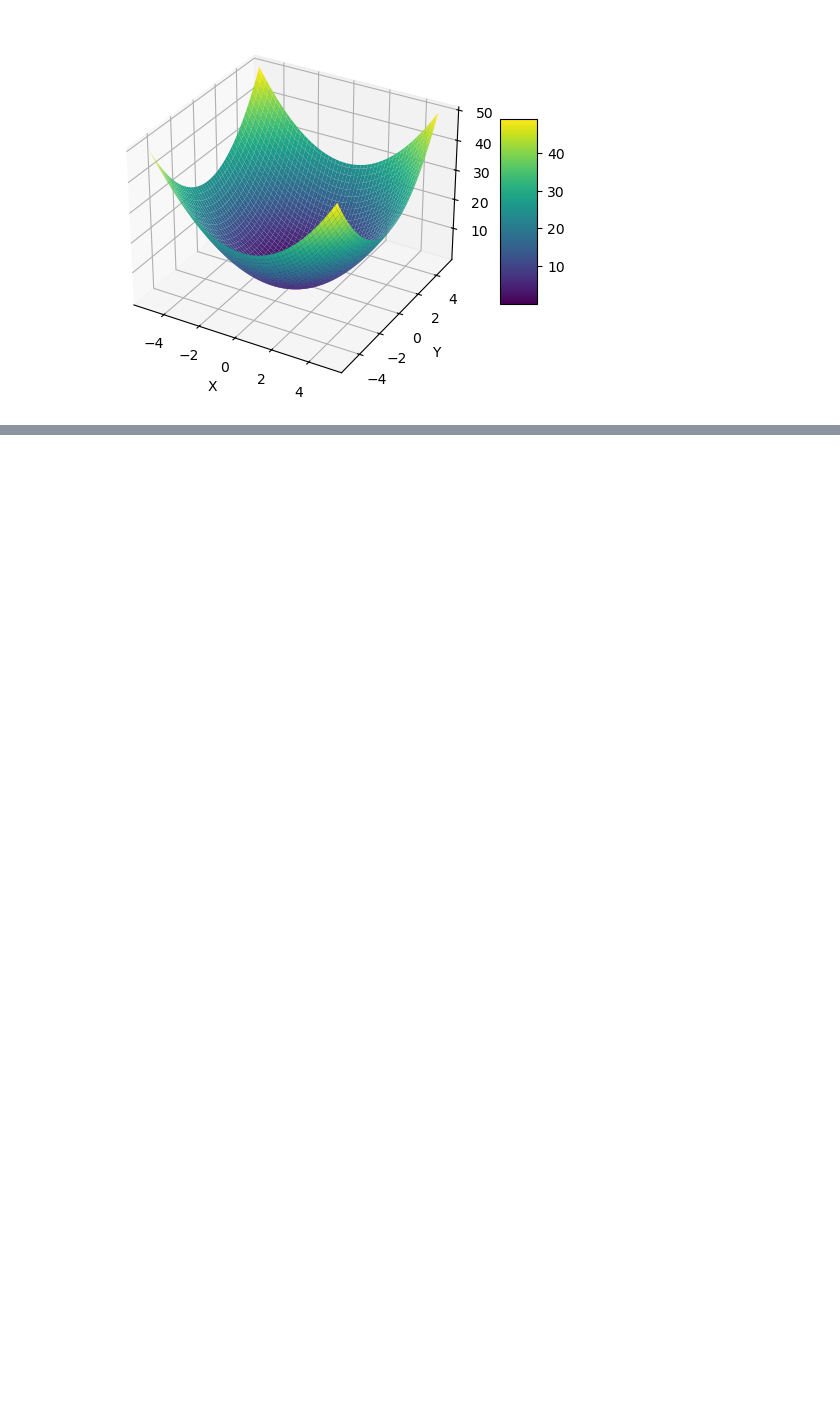
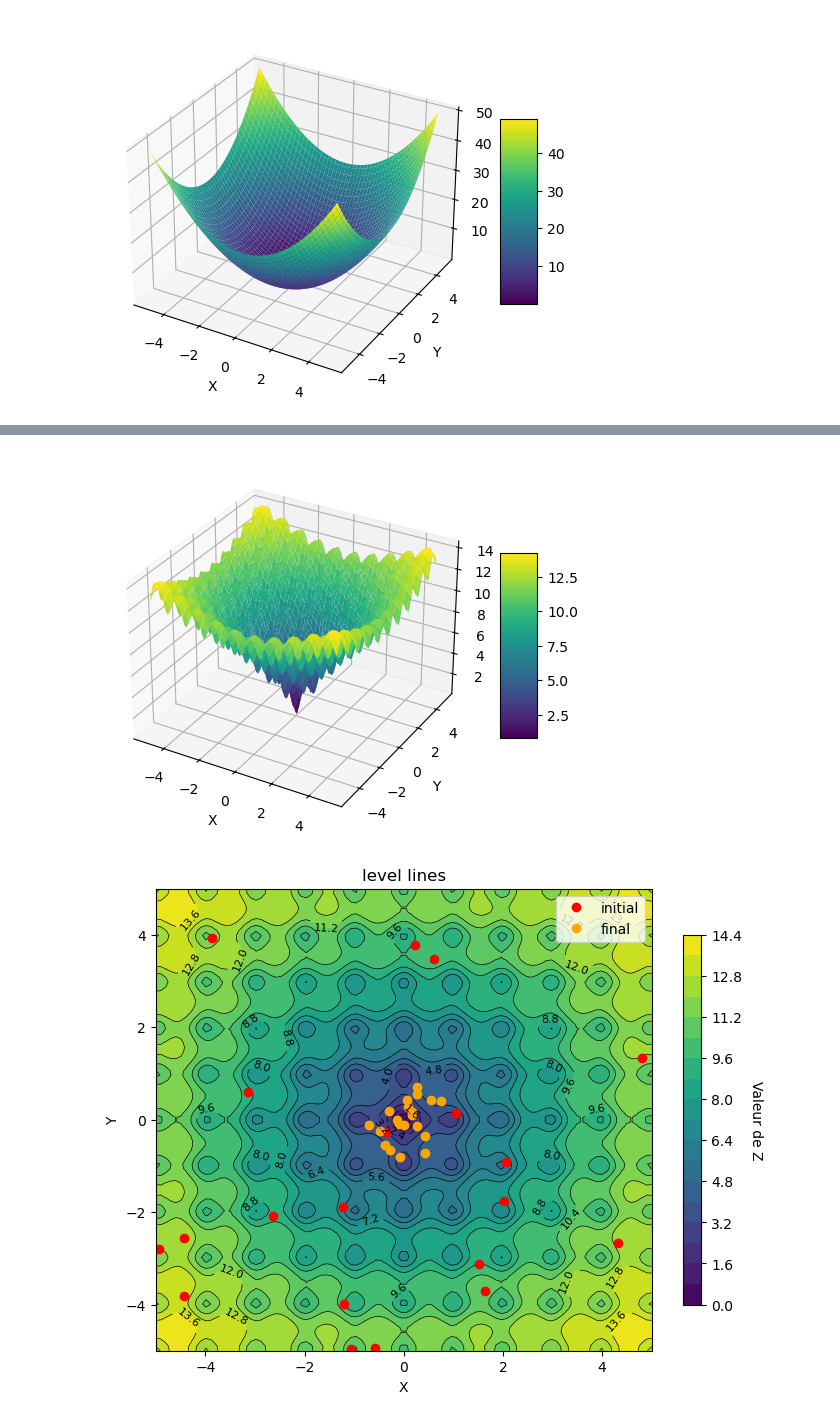
Before and after one commit to MohamedKeteb/optimization_pso_cbo, a Jupyter notebook: 2d_pso.ipynb, the cells around one changed output, grey strips where cells are left out. Drawn from its saved outputs; the diff is of its cells as text; code cells hidden in the pictures; blank space fills up the shorter version.

```diff
--- a/2d_pso.ipynb
+++ b/2d_pso.ipynb
@@ -197,0 +346,9 @@ plt.show()
+# %%
+def ackley(x):
+    return -20*np.exp(-0.2*np.sqrt(0.5*(x[0]**2+x[1]**2))) - np.exp(0.5*(np.cos(2*np.pi*x[0])+np.cos(2*np.pi*x[1])))+np.exp(1)+20
+# %%
+function = ackley
+visualize_2d_pso(N, T, c1, c2, w, k, x_inf, x_sup, function)
+# %% [output]
+[figure, added]
+[figure, added]
```
Also changed, not shown: parts of 27 cells of this notebook, 1 other file.
